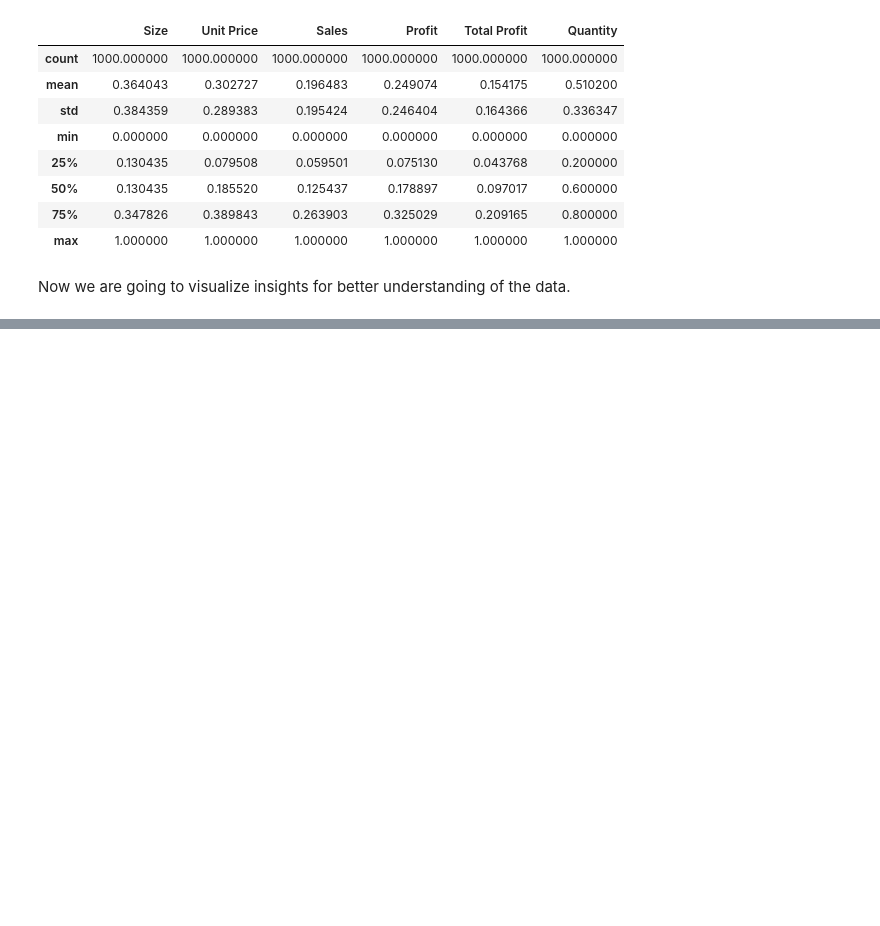
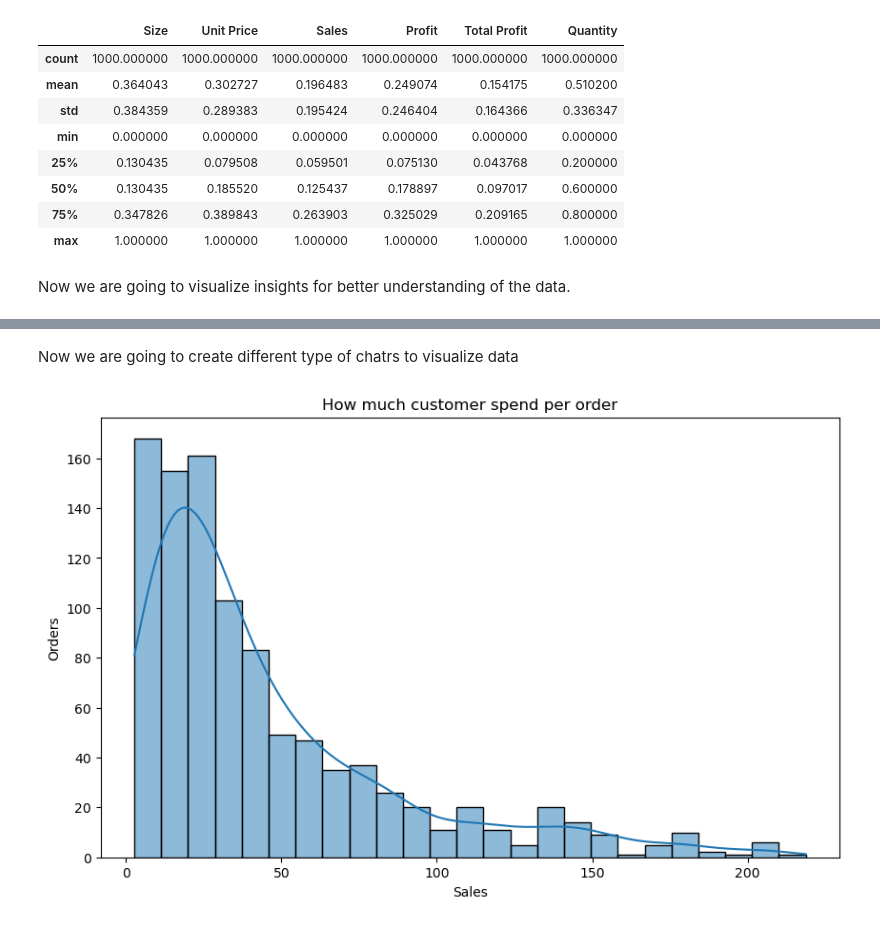
Before and after one commit to Ujjwal-kc/Data-Analysis-Certification-Task, a Jupyter notebook: main.ipynb, the cells around one changed output, grey strips where cells are left out. Saved outputs shown, nothing was run; the diff lists cells and outputs as text; code cells hidden in the pictures; blank space fills up the shorter version.

```diff
--- a/main.ipynb
+++ b/main.ipynb
@@ -544,0 +626,12 @@ Now we are going to visualize insights for better understanding of the data.
+# %% [markdown]
+Now we are going to create different type of chatrs to visualize data
+# %%
+#This figure shows how much a customer spends per order
+plt.figure(figsize=(10, 6))
+sns.histplot(sheet_one_data['Sales'], kde=True)
+plt.title('How much customer spend per order')
+plt.xlabel('Sales')
+plt.ylabel('Orders')
+plt.show()
+# %% [output]
+[figure, added]
```
Also changed, not shown: parts of 33 cells of this notebook.
